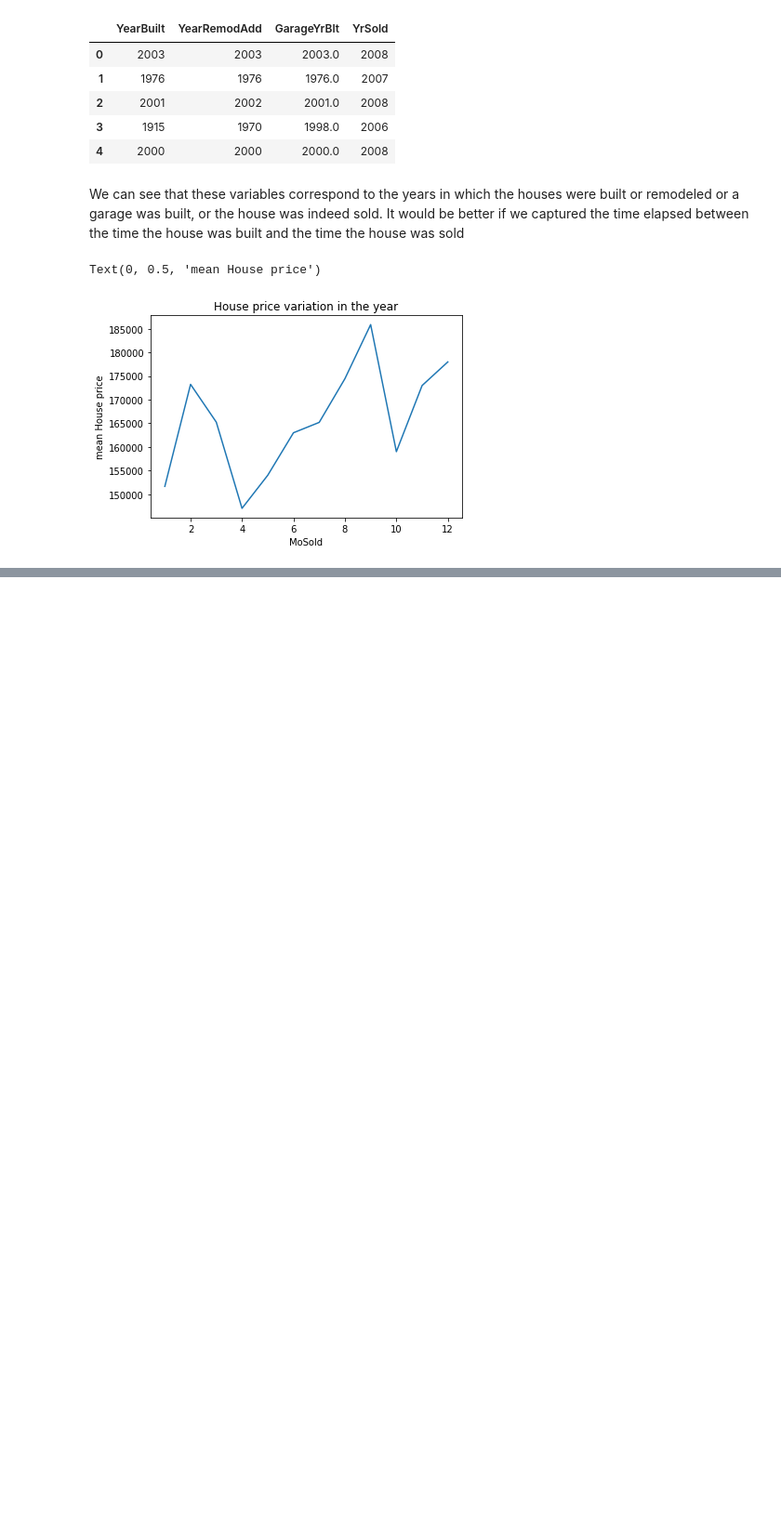
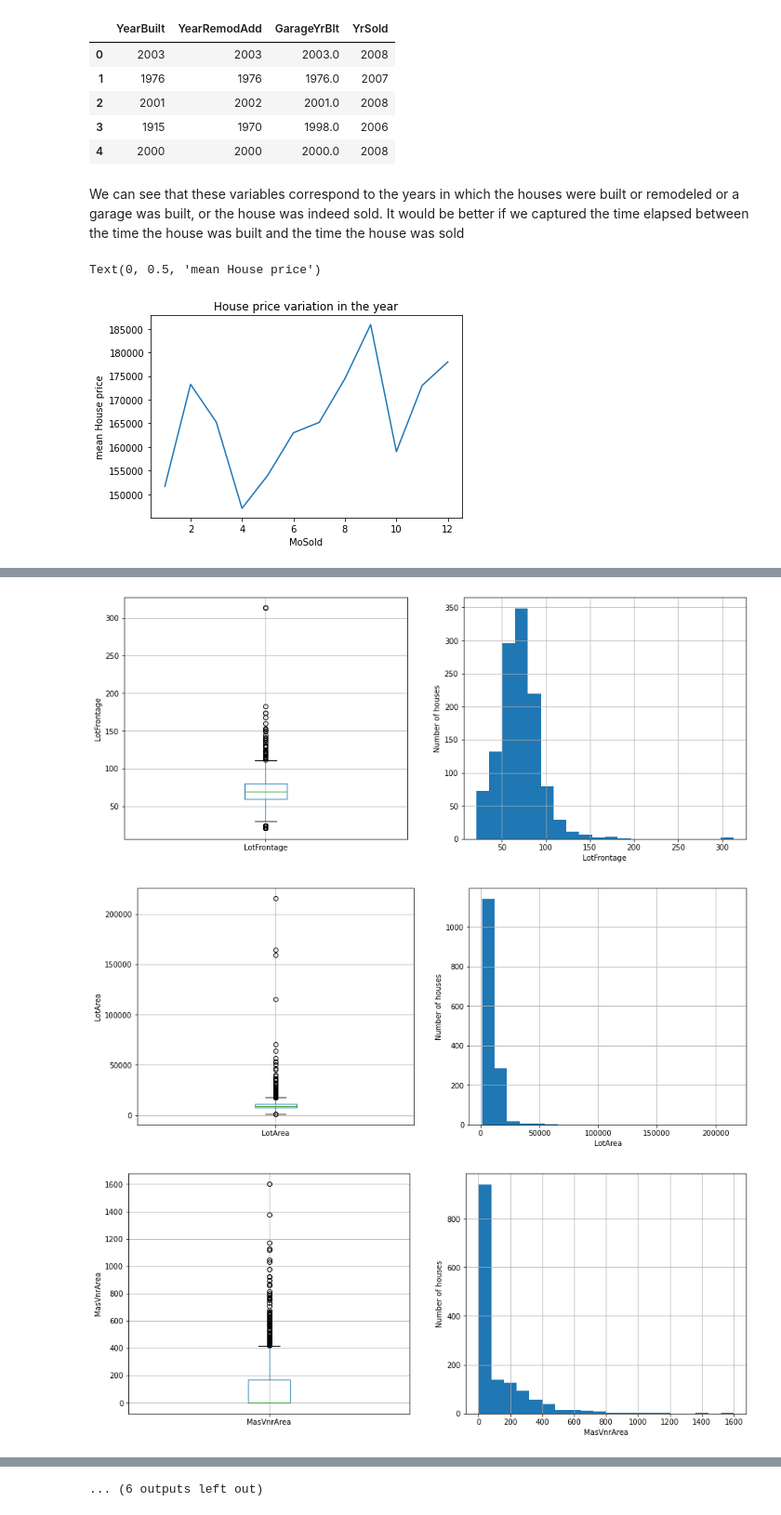
Before and after one commit to buriihenry/Machine_Learning-1, a Jupyter notebook: Feature Engineering/Feature Engineering.ipynb, the cells around one changed output, grey strips where cells are left out. Shown: that part at 93% size. Cells and saved outputs as stored; diff of their text form; code cells hidden in the pictures; blank space fills up the shorter version.

```diff
--- a/Feature Engineering/Feature Engineering.ipynb
+++ b/Feature Engineering/Feature Engineering.ipynb
@@ -109,0 +113,10 @@ Text(0, 0.5, 'mean House price')
+# %%
+# let's visualise the values of the discrete variables
+discrete = []
+
+for var in numerical:
+    if len(data[var].unique())<20 and var not in year_vars:
+        print(var, 'values:', data[var].unique())
+        discrete.append(var)
+print()
+print('There are {} discrete variables'.format(len(discrete)))
@@ -109,0 +140,6 @@ Text(0, 0.5, 'mean House price')
+# %%
+# find continuous variables
+# let's remember to skip the Id variable and the target variable SalePrice, which are both also numerical
+
+numerical = [var for var in numerical if var not in discrete and var not in ['Id', 'SalePrice'] and var not in year_vars]
+print('There are {} numerical and continuous variables'.format(len(numerical)))
@@ -109,0 +163,4 @@ Text(0, 0.5, 'mean House price')
+# %%
+for var in data.columns:
+    if data[var].isnull().sum():
+        print(var, data[var].isnull().mean())
@@ -109,0 +194,4 @@ Text(0, 0.5, 'mean House price')
+# %%
+for var in data.columns:
+    if data[var].isnull().mean()>0.80:
+        print(var, data[var].unique())
@@ -109,0 +226,18 @@ Text(0, 0.5, 'mean House price')
+# %%
+ for var in numerical:
+        plt.figure(figsize=(15,6))
+        plt.subplot(1,2,1)
+        fig=data.boxplot(column=var)
+        fig.set_title('')
+        fig.set_ylabel(var)
+
+        plt.subplot(1, 2, 2)
+        fig = data[var].hist(bins=20)
+        fig.set_ylabel('Number of houses')
+        fig.set_xlabel(var)
+
+        plt.show()
+# %% [output]
+[figure, added]
+[figure, added]
+[figure, added]
@@ -109,0 +253 @@ Text(0, 0.5, 'mean House price')
+... (6 outputs left out)
```
Also changed, not shown: parts of 10 cells of this notebook.
